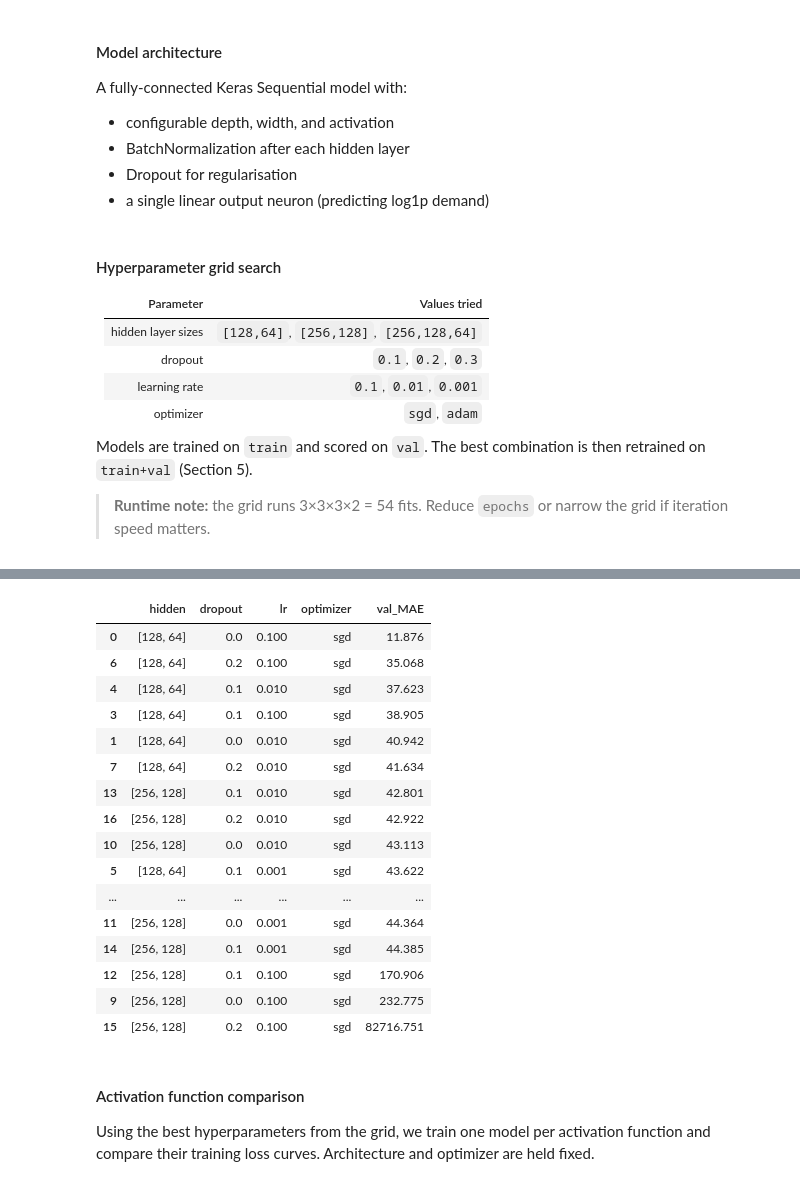
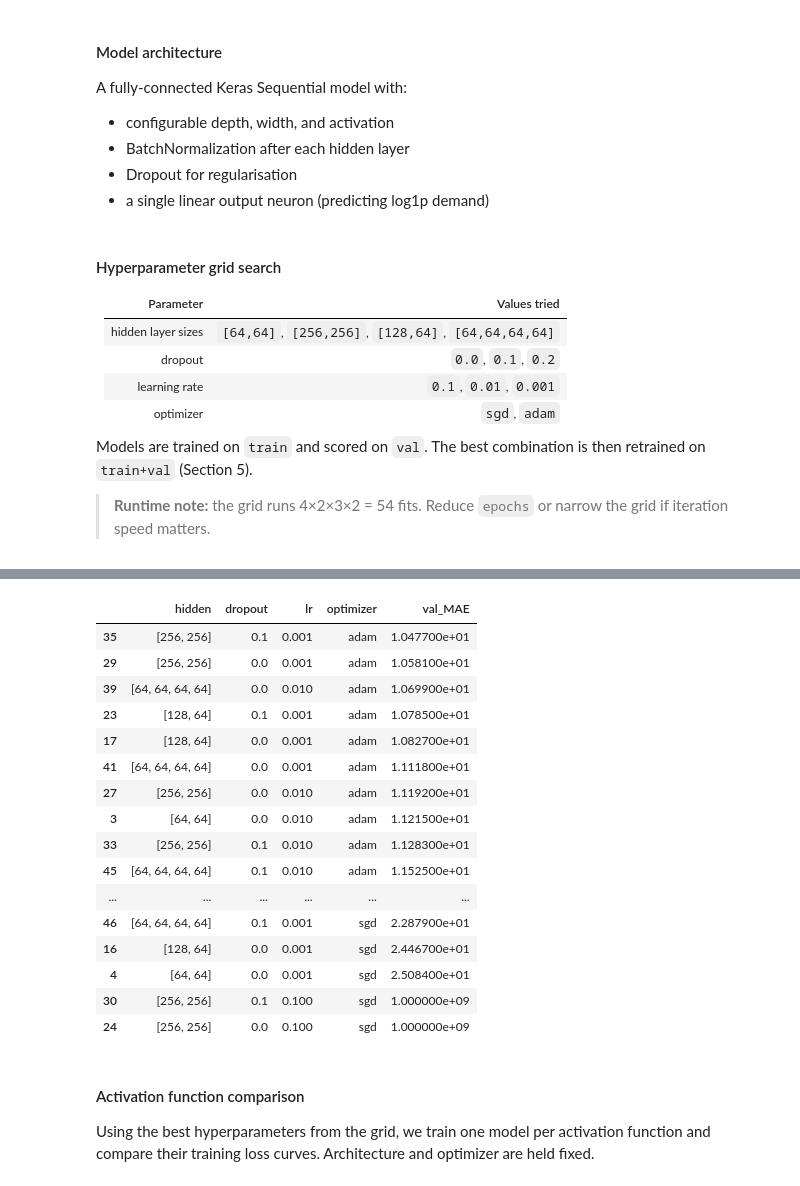
Before and after one commit to timoerc/AAA26-Chicago-Mobility, a Jupyter notebook: notebooks/03c_nn.ipynb, the cells around one changed output, grey strips where cells are left out. Cells and saved outputs as stored; diff of their text form; code cells hidden in the pictures.

```diff
--- a/notebooks/03c_nn.ipynb
+++ b/notebooks/03c_nn.ipynb
@@ -144,12 +145,13 @@ A fully-connected Keras Sequential model with:
 - Dropout for regularisation
 - a single linear output neuron (predicting log1p demand)
 # %%
-def build_model(hidden_dims, dropout=0.2, activation='relu', lr=1e-3, optimizer='adam'):
+def build_model(hidden_dims, dropout=0.2, activation='relu', lr=1e-3, optimizer='adam', input_dim=None):
     """Build and compile a Keras Sequential FFNN for demand regression."""
+    dim = input_dim if input_dim is not None else INPUT_DIM
     opt = keras.optimizers.Adam(lr) if optimizer == 'adam' else keras.optimizers.SGD(lr)
 
     model = models.Sequential()
-    model.add(layers.Input(shape=(INPUT_DIM,)))
+    model.add(layers.Input(shape=(dim,)))
     for h in hidden_dims:
         model.add(layers.Dense(h))
         model.add(layers.BatchNormalization())
@@ -168,40 +170,42 @@ def build_model(hidden_dims, dropout=0.2, activation='relu', lr=1e-3, optimizer=
 
 | Parameter | Values tried |
 |---|---|
-| hidden layer sizes | `[128,64]`, `[256,128]`, `[256,128,64]` |
-| dropout | `0.1`, `0.2`, `0.3` |
+| hidden layer sizes | `[64,64]`, `[256,256]`, `[128,64]`, `[64,64,64,64]` |
+| dropout | `0.0`, `0.1`, `0.2` |
 | learning rate | `0.1`, `0.01`, `0.001` |
 | optimizer | `sgd`, `adam` |
 
 Models are trained on `train` and scored on `val`. The best combination is then
 retrained on `train+val` (Section 5).
 
-> **Runtime note:** the grid runs 3×3×3×2 = 54 fits. Reduce `epochs` or narrow the grid
+> **Runtime note:** the grid runs 4×2×3×2 = 54 fits. Reduce `epochs` or narrow the grid
 > if iteration speed matters.
 # %%
 # ── Hyperparameter grid ────────────────────────────────────────────────────────
-HIDDEN_CONFIGS = [[128, 64], [256, 128]]
-# Potential Add for sophisticated training [64, 64, 64, 64], [512, 256, 128]
-DROPOUTS       = [0.0, 0.1, 0.2]
-LRS            = [0.1, 0.01, 0.001] # 0,0001
-OPTIMIZERS     = ['sgd']
-# ', 'adam'
+HIDDEN_CONFIGS = [[64, 64], [128, 64], [256, 256], [64, 64, 64, 64]]
+DROPOUTS       = [0.0, 0.1]
+LRS            = [0.1, 0.01, 0.001]
+OPTIMIZERS     = ['sgd', 'adam']
 # ──────────────────────────────────────────────────────────────────────────────
-
 best_val_mae, best_config = np.inf, None
 grid_results = []
 
-es = keras.callbacks.EarlyStopping(monitor='val_loss', patience=12, restore_best_weights=True)
 
 for hidden, drop, lr, opt in product(HIDDEN_CONFIGS, DROPOUTS, LRS, OPTIMIZERS):
+    keras.utils.set_random_seed(SEED)
     m = build_model(hidden, dropout=drop, lr=lr, optimizer=opt)
+
+    es = keras.callbacks.EarlyStopping(monitor='val_loss', patience=7, restore_best_weights=True)
+
+
     m.fit(
         X_train_s, y_train.values,
         validation_data=(X_val_s, y_val.values),
-        epochs=100, batch_size=1024, #265
+        epochs=50, batch_size=512,
         callbacks=[es], verbose=0,
     )
-    pred = np.expm1(m.predict(X_val_s, verbose=0).squeeze())
+    pred = np.expm1(m.predict(X_val_s, batch_size=2048, verbose=0).squeeze())
+    pred = np.nan_to_num(pred, nan=1e9, posinf=1e9, neginf=1e9)
     val_mae = mean_absolute_error(np.expm1(y_val.values), pred)
     grid_results.append({'hidden': hidden, 'dropout': drop, 'lr': lr,
                          'optimizer': opt, 'val_MAE': round(val_mae, 3)})
@@ -236,20 +237,20 @@ Best config: {'hidden': [128, 64], 'dropout': 0.0, 'lr': 0.1, 'optimizer': 'sgd'
 |  | hidden | dropout | lr | optimizer | val_MAE |
-| 0 | [128, 64] | 0.0 | 0.100 | sgd | 11.876 |
-| 6 | [128, 64] | 0.2 | 0.100 | sgd | 35.068 |
-| 4 | [128, 64] | 0.1 | 0.010 | sgd | 37.623 |
-| 3 | [128, 64] | 0.1 | 0.100 | sgd | 38.905 |
-| 1 | [128, 64] | 0.0 | 0.010 | sgd | 40.942 |
-| 7 | [128, 64] | 0.2 | 0.010 | sgd | 41.634 |
-| 13 | [256, 128] | 0.1 | 0.010 | sgd | 42.801 |
-| 16 | [256, 128] | 0.2 | 0.010 | sgd | 42.922 |
-| 10 | [256, 128] | 0.0 | 0.010 | sgd | 43.113 |
-| 5 | [128, 64] | 0.1 | 0.001 | sgd | 43.622 |
+| 35 | [256, 256] | 0.1 | 0.001 | adam | 1.047700e+01 |
+| 29 | [256, 256] | 0.0 | 0.001 | adam | 1.058100e+01 |
+| 39 | [64, 64, 64, 64] | 0.0 | 0.010 | adam | 1.069900e+01 |
+| 23 | [128, 64] | 0.1 | 0.001 | adam | 1.078500e+01 |
+| 17 | [128, 64] | 0.0 | 0.001 | adam | 1.082700e+01 |
+| 41 | [64, 64, 64, 64] | 0.0 | 0.001 | adam | 1.111800e+01 |
+| 27 | [256, 256] | 0.0 | 0.010 | adam | 1.119200e+01 |
+| 3 | [64, 64] | 0.0 | 0.010 | adam | 1.121500e+01 |
+| 33 | [256, 256] | 0.1 | 0.010 | adam | 1.128300e+01 |
+| 45 | [64, 64, 64, 64] | 0.1 | 0.010 | adam | 1.152500e+01 |
 | ... | ... | ... | ... | ... | ... |
-| 11 | [256, 128] | 0.0 | 0.001 | sgd | 44.364 |
-| 14 | [256, 128] | 0.1 | 0.001 | sgd | 44.385 |
-| 12 | [256, 128] | 0.1 | 0.100 | sgd | 170.906 |
-| 9 | [256, 128] | 0.0 | 0.100 | sgd | 232.775 |
-| 15 | [256, 128] | 0.2 | 0.100 | sgd | 82716.751 |
+| 46 | [64, 64, 64, 64] | 0.1 | 0.001 | sgd | 2.287900e+01 |
+| 16 | [128, 64] | 0.0 | 0.001 | sgd | 2.446700e+01 |
+| 4 | [64, 64] | 0.0 | 0.001 | sgd | 2.508400e+01 |
+| 30 | [256, 256] | 0.1 | 0.100 | sgd | 1.000000e+09 |
+| 24 | [256, 256] | 0.0 | 0.100 | sgd | 1.000000e+09 |
 # %% [markdown]
 #### Activation function comparison
 
```
Also changed, not shown: parts of 9 cells of this notebook.
